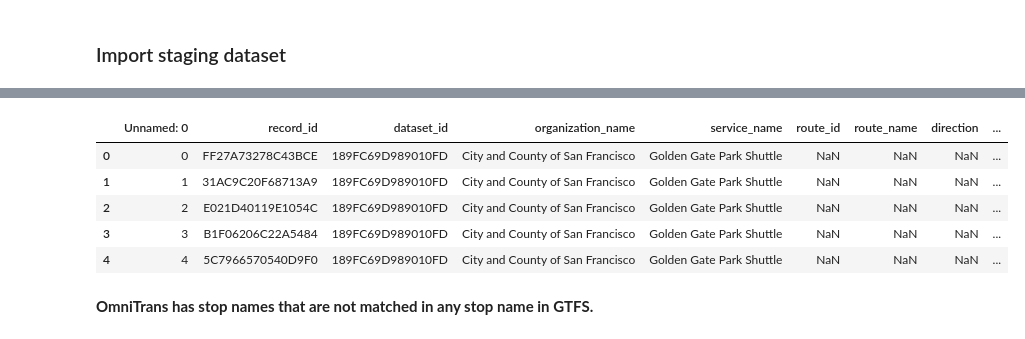
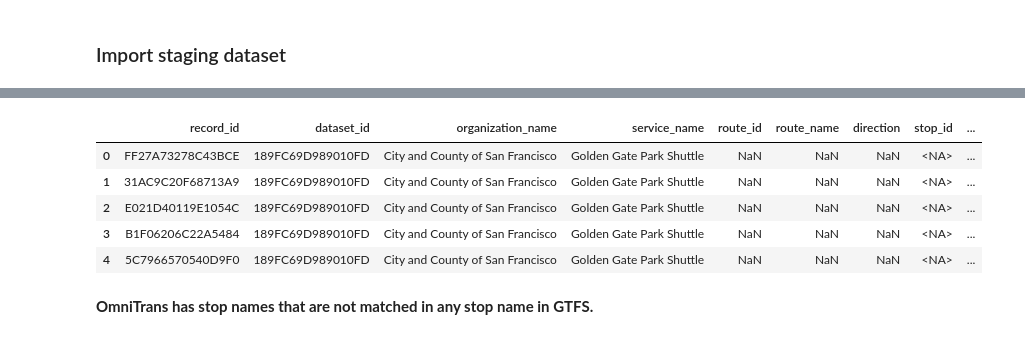
Before and after one commit to cal-itp/transit-ridership-analytics, a Jupyter notebook: fct_table.ipynb, the cells around one changed output, grey strips where cells are left out. Saved outputs shown, nothing was run; the diff lists cells and outputs as text; code cells hidden in the pictures.

Commit message:
Rename ridership columns and drop index column

```diff
--- a/fct_table.ipynb
+++ b/fct_table.ipynb
@@ -29,14 +28,14 @@ df_dim.head()
 # %%
-df_ridership = pd.read_csv("staging_ridership_output/staging_ridership_2026-02-07.csv", dtype={"stop_id": "string",
+df_ridership = pd.read_csv("staging_ridership_output/staging_ridership_2026-02-09.csv", dtype={"stop_id": "string",
                                                                                                   "gtfs_stop_id": "string"})
 df_ridership.head()
 # %% [output]
-|  | Unnamed: 0 | record_id | dataset_id | organization_name | service_name | route_id | route_name | direction | ... |
-| 0 | 0 | FF27A73278C43BCE | 189FC69D989010FD | City and County of San Francisco | Golden Gate Park Shuttle | NaN | NaN | NaN | ... |
-| 1 | 1 | 31AC9C20F68713A9 | 189FC69D989010FD | City and County of San Francisco | Golden Gate Park Shuttle | NaN | NaN | NaN | ... |
-| 2 | 2 | E021D40119E1054C | 189FC69D989010FD | City and County of San Francisco | Golden Gate Park Shuttle | NaN | NaN | NaN | ... |
-| 3 | 3 | B1F06206C22A5484 | 189FC69D989010FD | City and County of San Francisco | Golden Gate Park Shuttle | NaN | NaN | NaN | ... |
-| 4 | 4 | 5C7966570540D9F0 | 189FC69D989010FD | City and County of San Francisco | Golden Gate Park Shuttle | NaN | NaN | NaN | ... |
+|  | record_id | dataset_id | organization_name | service_name | route_id | route_name | direction | stop_id | ... |
+| 0 | FF27A73278C43BCE | 189FC69D989010FD | City and County of San Francisco | Golden Gate Park Shuttle | NaN | NaN | NaN | <NA> | ... |
+| 1 | 31AC9C20F68713A9 | 189FC69D989010FD | City and County of San Francisco | Golden Gate Park Shuttle | NaN | NaN | NaN | <NA> | ... |
+| 2 | E021D40119E1054C | 189FC69D989010FD | City and County of San Francisco | Golden Gate Park Shuttle | NaN | NaN | NaN | <NA> | ... |
+| 3 | B1F06206C22A5484 | 189FC69D989010FD | City and County of San Francisco | Golden Gate Park Shuttle | NaN | NaN | NaN | <NA> | ... |
+| 4 | 5C7966570540D9F0 | 189FC69D989010FD | City and County of San Francisco | Golden Gate Park Shuttle | NaN | NaN | NaN | <NA> | ... |
 # %%
 # take stop id provided by agency by default, if no stop id provided, use gtfs stop id
 df_ridership["stop_id_comb"] = df_ridership["stop_id"].combine_first(df_ridership["gtfs_stop_id"])
```
Also changed, not shown: parts of 4 cells of this notebook, 3 other files.
